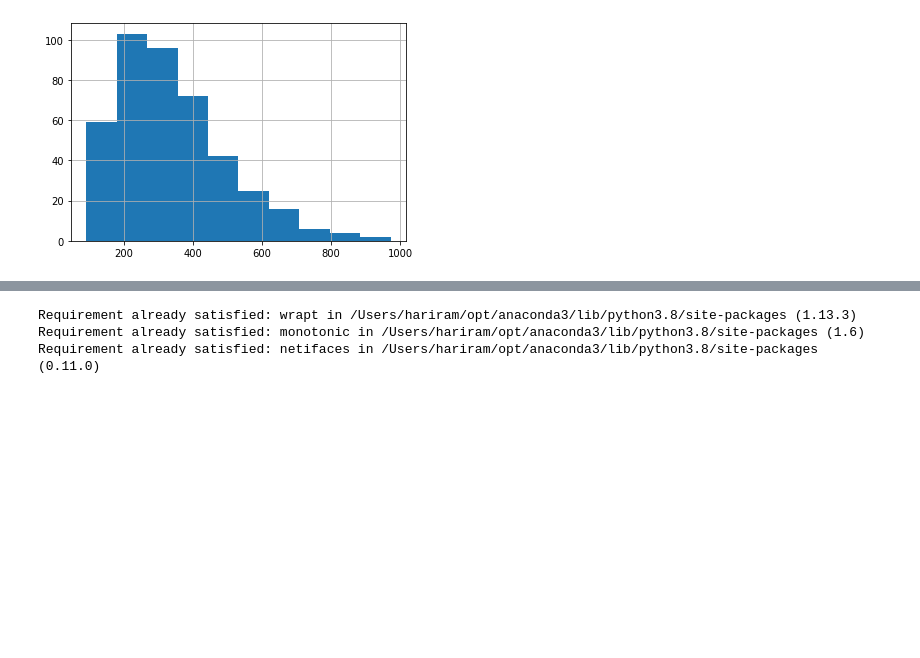
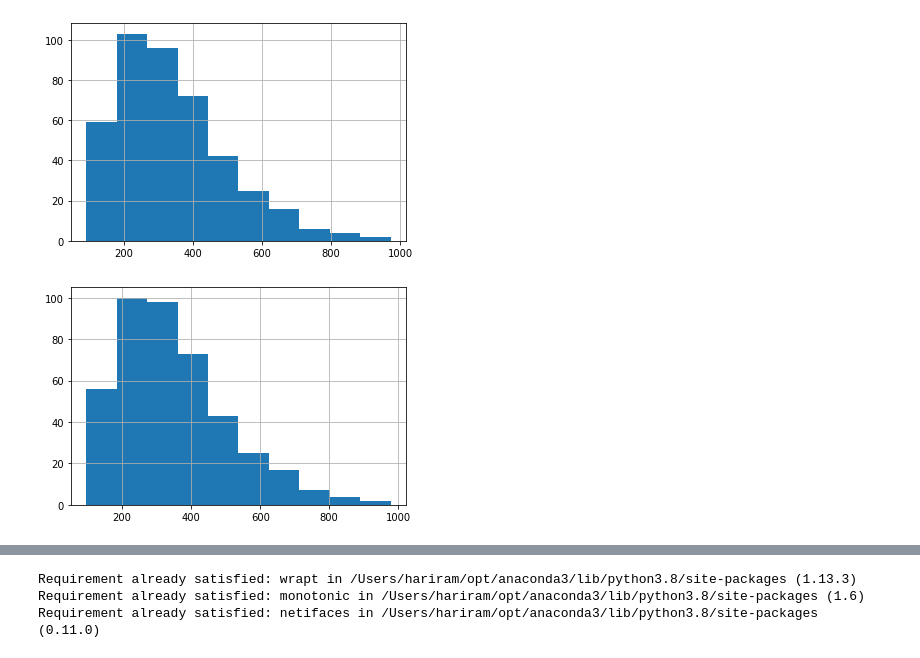
Before and after one commit to GreatLeanrningGrp7/Hariram, a Jupyter notebook: Untitled.ipynb, the cells around one changed output, grey strips where cells are left out. Saved outputs shown, nothing was run; the diff lists cells and outputs as text; code cells hidden in the pictures; blank space fills up the shorter version.

```diff
--- a/Untitled.ipynb
+++ b/Untitled.ipynb
@@ -263,6 +247,10 @@ df_accident['Description'].str.len().hist();
 df_accident['processed_text'].str.len().hist();
 # %% [output]
 [figure]
+# %%
+df_accident['processed_critical_text'].str.len().hist();
+# %% [output]
+[figure, added]
 # %%
 wordcloud = WordCloud(
         background_color='white',
```
Also changed, not shown: parts of 66 cells of this notebook.
